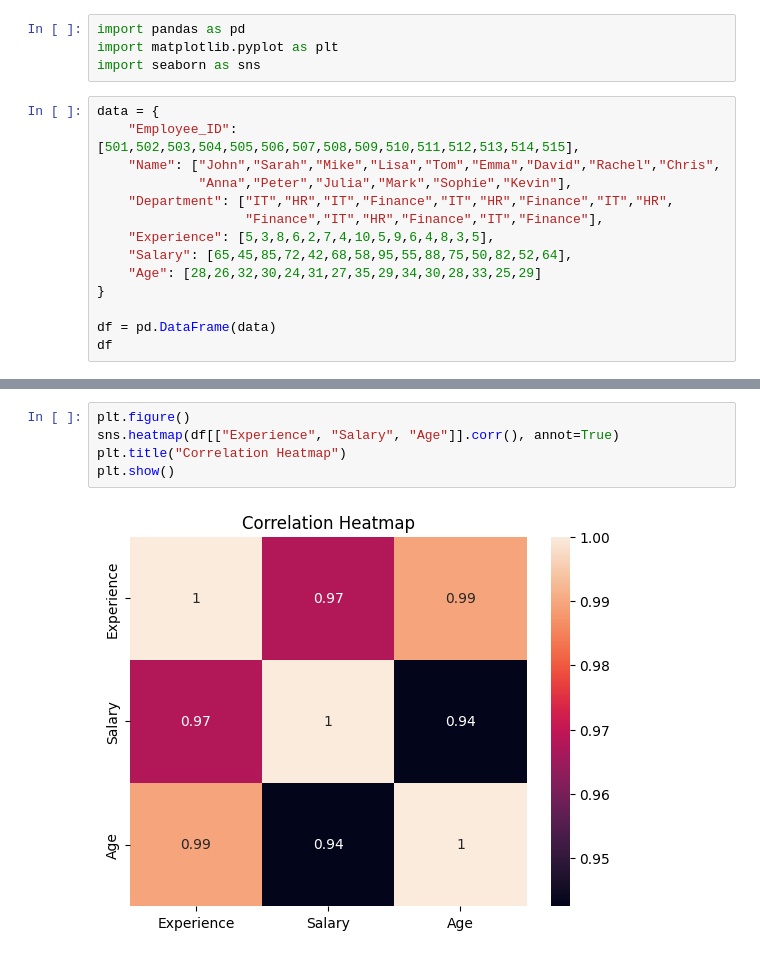
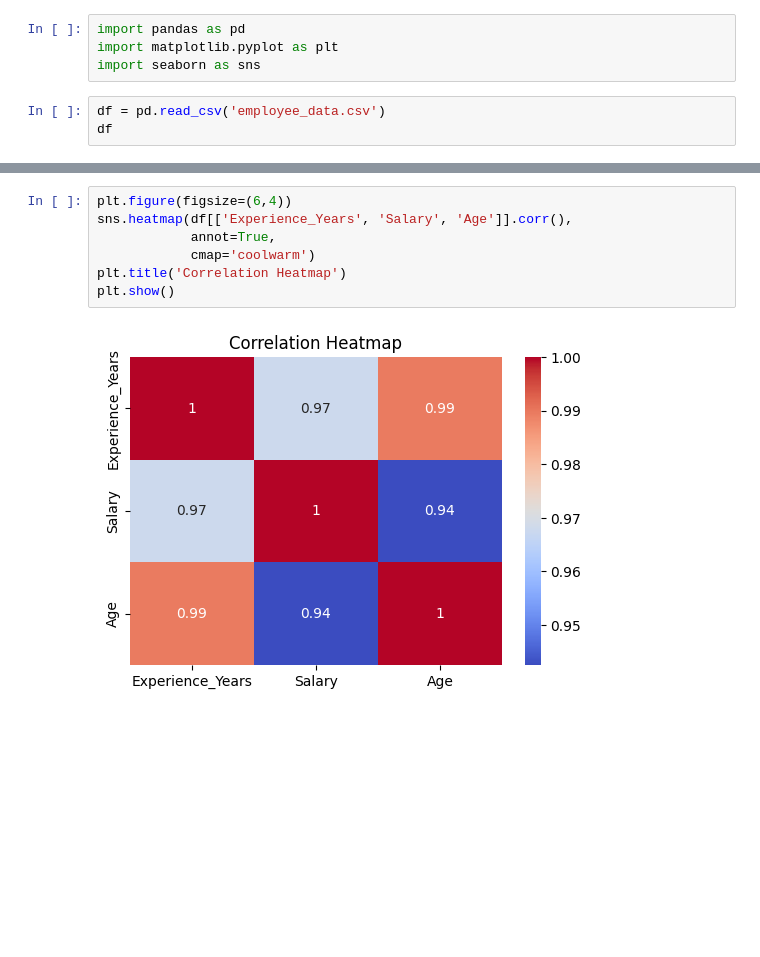
Before and after one commit to Tanu-Chaudhary06/MCA_Python_Programming_for_Problem_Solving, a Jupyter notebook: LAB-RECORD/U5-Lab_22.ipynb, the cells around one changed output, grey strips where cells are left out. Drawn from its saved outputs; the diff is of its cells as text; blank space fills up the shorter version.

```diff
--- a/LAB-RECORD/U5-Lab_22.ipynb
+++ b/LAB-RECORD/U5-Lab_22.ipynb
@@ -3,17 +3,6 @@ import pandas as pd
 import matplotlib.pyplot as plt
 import seaborn as sns
 # %%
-data = {
-    "Employee_ID": [501,502,503,504,505,506,507,508,509,510,511,512,513,514,515],
-    "Name": ["John","Sarah","Mike","Lisa","Tom","Emma","David","Rachel","Chris",
-             "Anna","Peter","Julia","Mark","Sophie","Kevin"],
-    "Department": ["IT","HR","IT","Finance","IT","HR","Finance","IT","HR",
-                   "Finance","IT","HR","Finance","IT","Finance"],
-    "Experience": [5,3,8,6,2,7,4,10,5,9,6,4,8,3,5],
-    "Salary": [65,45,85,72,42,68,58,95,55,88,75,50,82,52,64],
-    "Age": [28,26,32,30,24,31,27,35,29,34,30,28,33,25,29]
-}
-
-df = pd.DataFrame(data)
+df = pd.read_csv('employee_data.csv')
 df
 # %% [output]
@@ -70,7 +61,9 @@ plt.show()
 # %%
-plt.figure()
-sns.heatmap(df[["Experience", "Salary", "Age"]].corr(), annot=True)
-plt.title("Correlation Heatmap")
+plt.figure(figsize=(6,4))
+sns.heatmap(df[['Experience_Years', 'Salary', 'Age']].corr(),
+            annot=True,
+            cmap='coolwarm')
+plt.title('Correlation Heatmap')
 plt.show()
 # %% [output]
-[figure, old version]
+[figure, new version]
```
Also changed, not shown: parts of 5 cells of this notebook, 5 other files.
